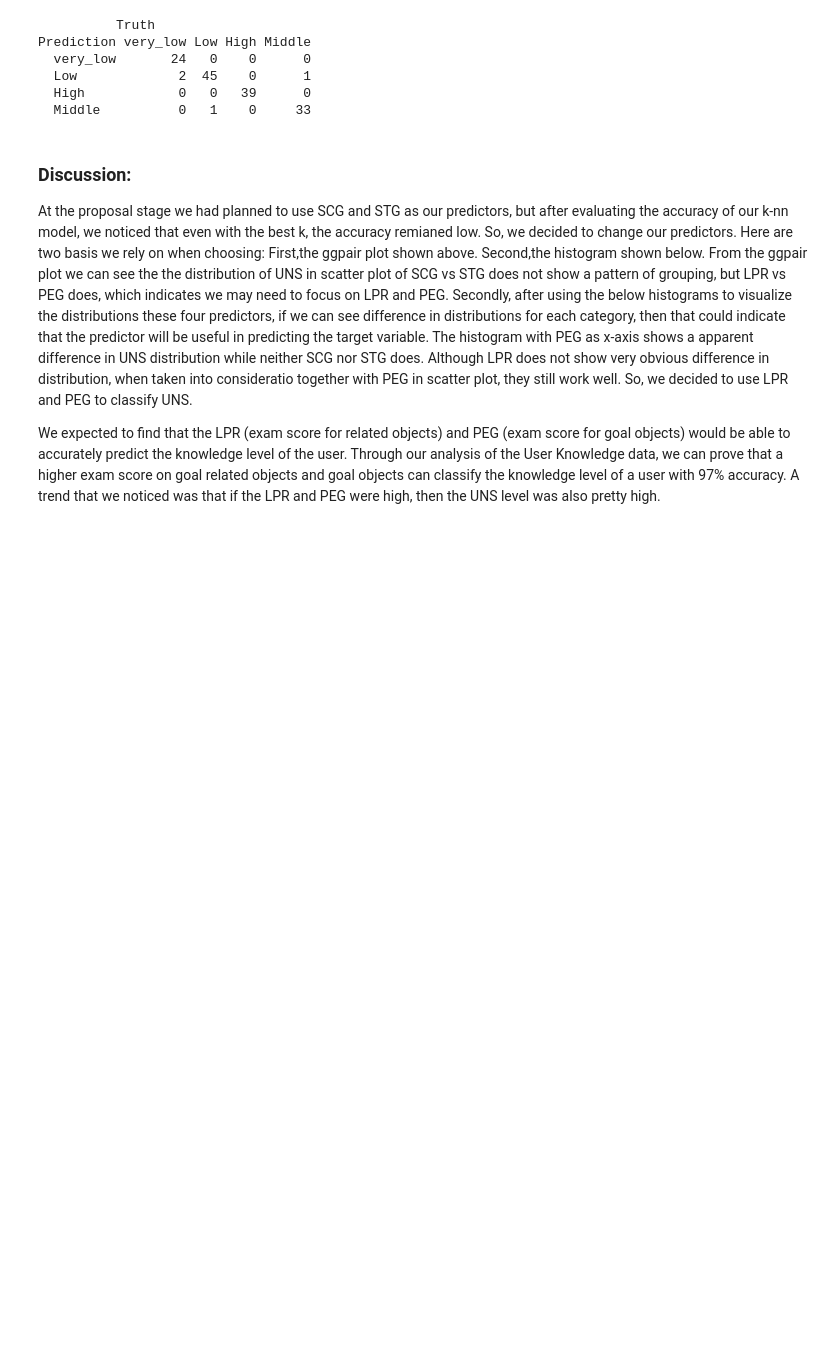
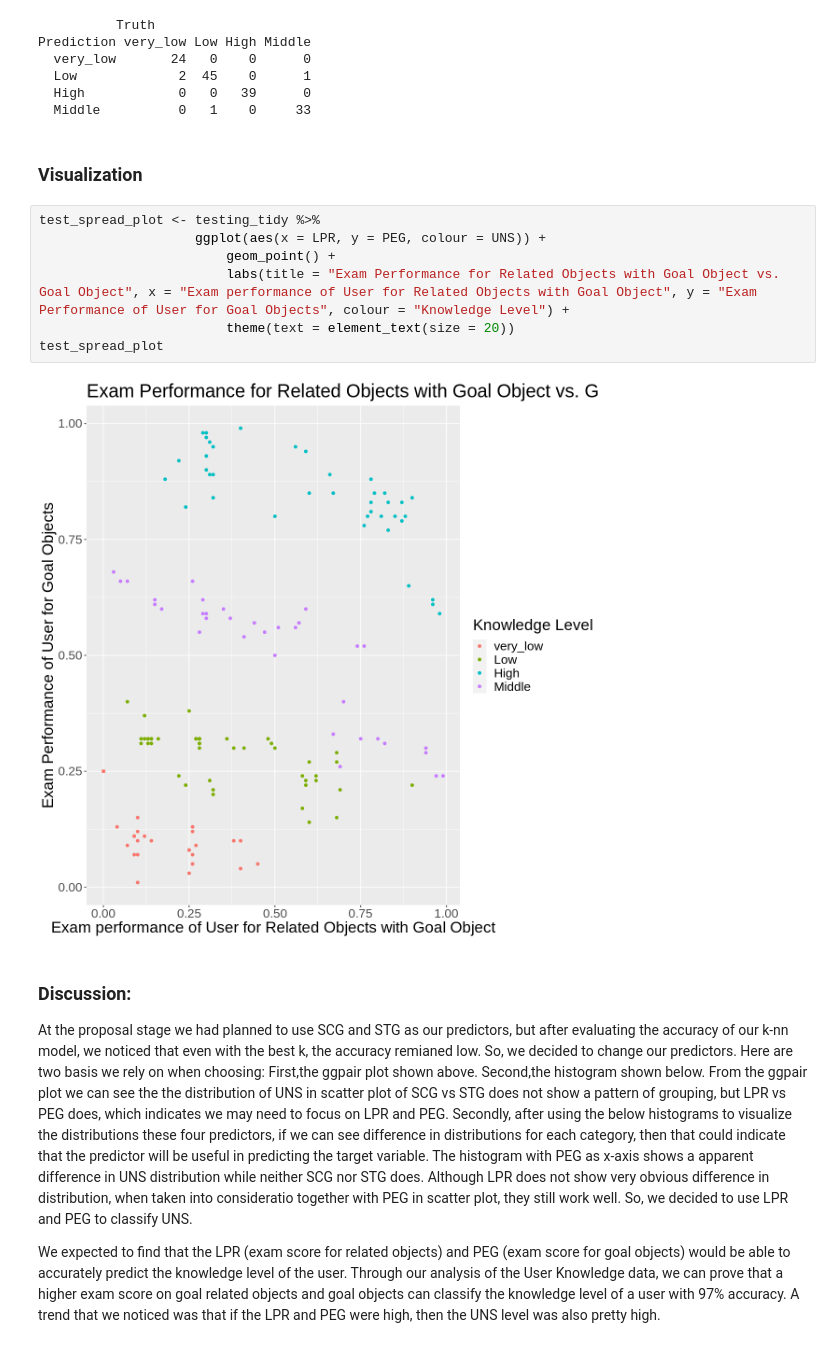
Before and after one commit to mbrown1603/dsci_100_project, a Jupyter notebook: UserKnowledgeProject-Copy1.ipynb, the cells around one changed output. Saved outputs shown, nothing was run; the diff lists cells and outputs as text; blank space fills up the shorter version.

Commit message:
Added visualization of test data
Added visualization of test data

```diff
--- a/UserKnowledgeProject-Copy1.ipynb
+++ b/UserKnowledgeProject-Copy1.ipynb
@@ -318,6 +318,17 @@ Prediction very_low Low High Middle
   Low             2  45    0      1
   High            0   0   39      0
   Middle          0   1    0     33
+# %% [markdown]
+### Visualization
+# %%
+test_spread_plot <- testing_tidy %>%
+                    ggplot(aes(x = LPR, y = PEG, colour = UNS)) +
+                        geom_point() +
+                        labs(title = "Exam Performance for Related Objects with Goal Object vs. Goal Object", x = "Exam performance of User for Related Objects with Goal Object", y = "Exam Performance of User for Goal Objects", colour = "Knowledge Level") +
+                        theme(text = element_text(size = 20))
+test_spread_plot
+# %% [output]
+[figure, added]
 # %% [markdown]
 ### Discussion:
 
```
